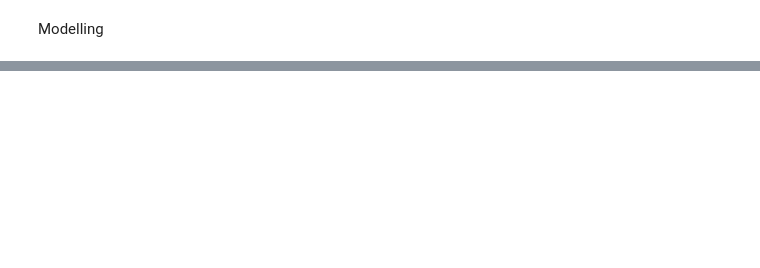
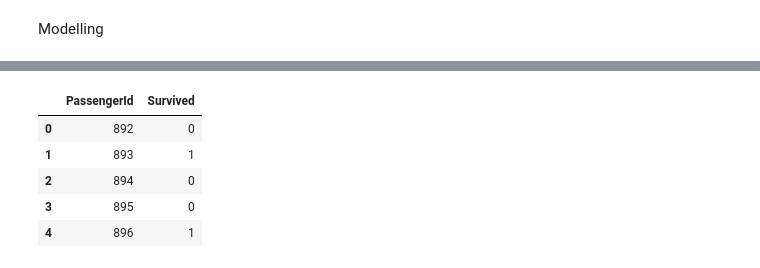
Before and after one commit to ChristabelAtieno/titanic-survival-prediction, a Jupyter notebook: titanicProject.ipynb, the cells around one changed output, grey strips where cells are left out. Drawn from its saved outputs; the diff is of its cells as text; code cells hidden in the pictures; blank space fills up the shorter version.

```diff
--- a/titanicProject.ipynb
+++ b/titanicProject.ipynb
@@ -149,3 +149,0 @@ train_data = pd.get_dummies(train_data, columns=['Pclass'], drop_first=True)
-# %%
-#get dummies for the embarked column
-train_data = pd.get_dummies(train_data, columns=['Embarked'], drop_first=True)
@@ -342,0 +261,32 @@ Accuracy: 0.776536312849162
+# %%
+#Hyperparameter Tuning using GridSearchCV for the models
+pipelines = {
+    'logreg':Pipeline(steps=[('scaler',StandardScaler()),('logreg',LogisticRegression())]),
+    'rf':Pipeline(steps=[('scaler',StandardScaler()),('rf',RandomForestClassifier())]),
+    'svc':Pipeline(steps=[('scaler',StandardScaler()),('svc',SVC())]),
+    'knn':Pipeline(steps=[('scaler',StandardScaler()),('knn',KNeighborsClassifier())]),
+    'dt':Pipeline(steps=[('scaler',StandardScaler()),('dt',DecisionTreeClassifier())]),
+}
+
+param_grid = {
+    'logreg':{"logreg__C":[0.1,1,10]},
+    'rf':{"rf__n_estimators":[50,100,200]},
+    'svc':{"svc__C":[0.1,1,10],"svc__kernel":["linear","rbf"]},
+    'knn':{"knn__n_neighbors":[3,5,7]},
+    'dt':{"dt__max_depth":[3,5,7]},
+    'sgd':{"sgd__alpha":[0.0001,0.001,0.01]}
+
+}
+
+best_estimators = {}
+for name, pipeline in pipelines.items():
+    grid = GridSearchCV(pipeline, param_grid[name], cv=3, scoring='accuracy')
+    grid.fit(X_train, y_train)
+    best_estimators[name] = grid.best_estimator_
+    print(f"Best parameters for {name}: {grid.best_params_}")
+    y_pred = grid.predict(X_test)
+    print(f"{name} after Hyperparameter Tuning:")
+    print(confusion_matrix(y_test, y_pred))
+    print(classification_report(y_test, y_pred))
+    print("Accuracy:", accuracy_score(y_test, y_pred))
+    print("-" * 50)
@@ -342,0 +311,17 @@ Accuracy: 0.776536312849162
+# %%
+#align the columns of the test data with the training data
+test_processed = test_processed.reindex(columns=X_train.columns, fill_value=0)
+
+#make predictions using the best model (for example, Logistic Regression ) using the test data
+predictions = best_estimators['logreg'].predict(test_processed)
+
+#display the predictions
+model_predictions = pd.DataFrame({"PassengerId": ids,"Survived": predictions})
+model_predictions.head()
+# %% [output]
+|  | PassengerId | Survived |
+| 0 | 892 | 0 |
+| 1 | 893 | 1 |
+| 2 | 894 | 0 |
+| 3 | 895 | 0 |
+| 4 | 896 | 1 |
```
Also changed, not shown: parts of 24 cells of this notebook.
